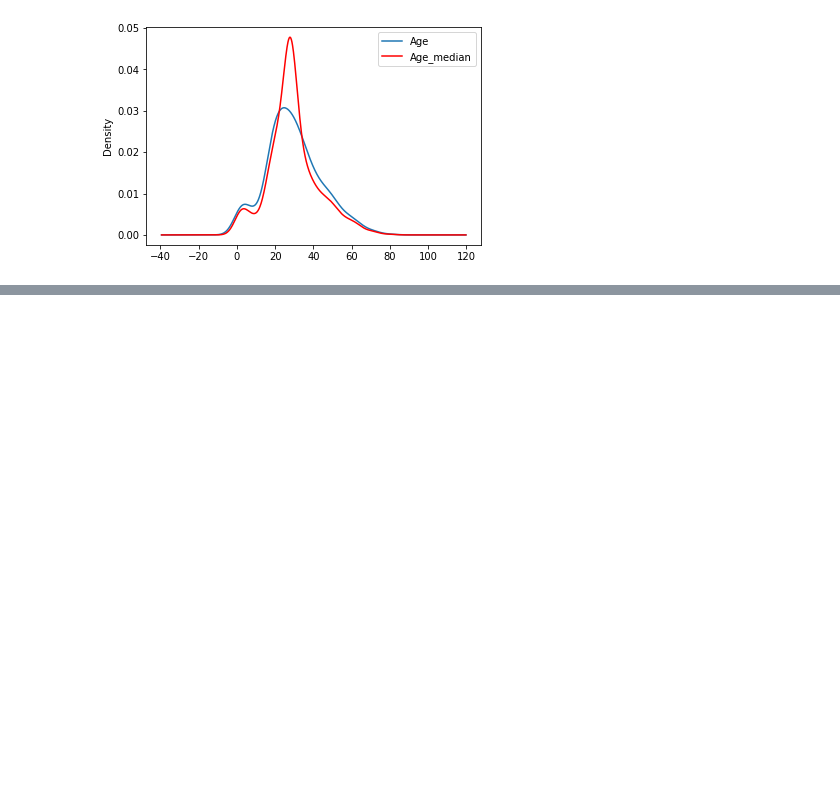
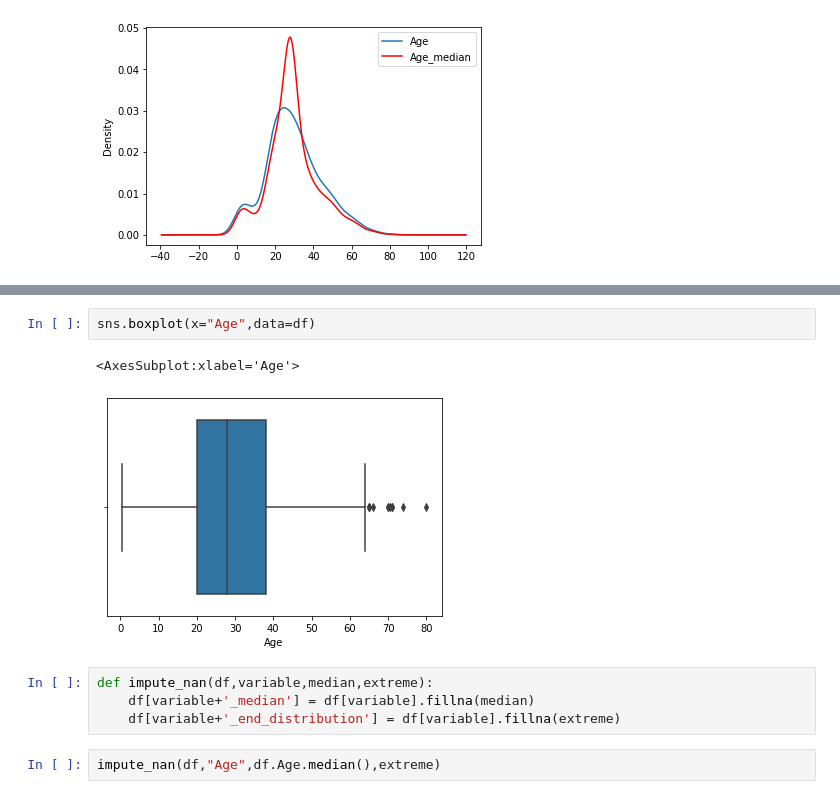
Before and after one commit to behzad89/SQL_GDAL_Commnds, a Jupyter notebook: ML_codes/Handling_Missing_Values.ipynb, the cells around one changed output, grey strips where cells are left out. Drawn from its saved outputs; the diff is of its cells as text; blank space fills up the shorter version.

```diff
--- a/ML_codes/Handling_Missing_Values.ipynb
+++ b/ML_codes/Handling_Missing_Values.ipynb
@@ -154,0 +301,11 @@ data.groupby('Survived').std()
+# %%
+sns.boxplot(x="Age",data=df)
+# %% [output]
+<AxesSubplot:xlabel='Age'>
+[figure, added]
+# %%
+def impute_nan(df,variable,median,extreme):
+    df[variable+'_median'] = df[variable].fillna(median)
+    df[variable+'_end_distribution'] = df[variable].fillna(extreme)
+# %%
+impute_nan(df,"Age",df.Age.median(),extreme)
```
Also changed, not shown: parts of 25 cells of this notebook.
